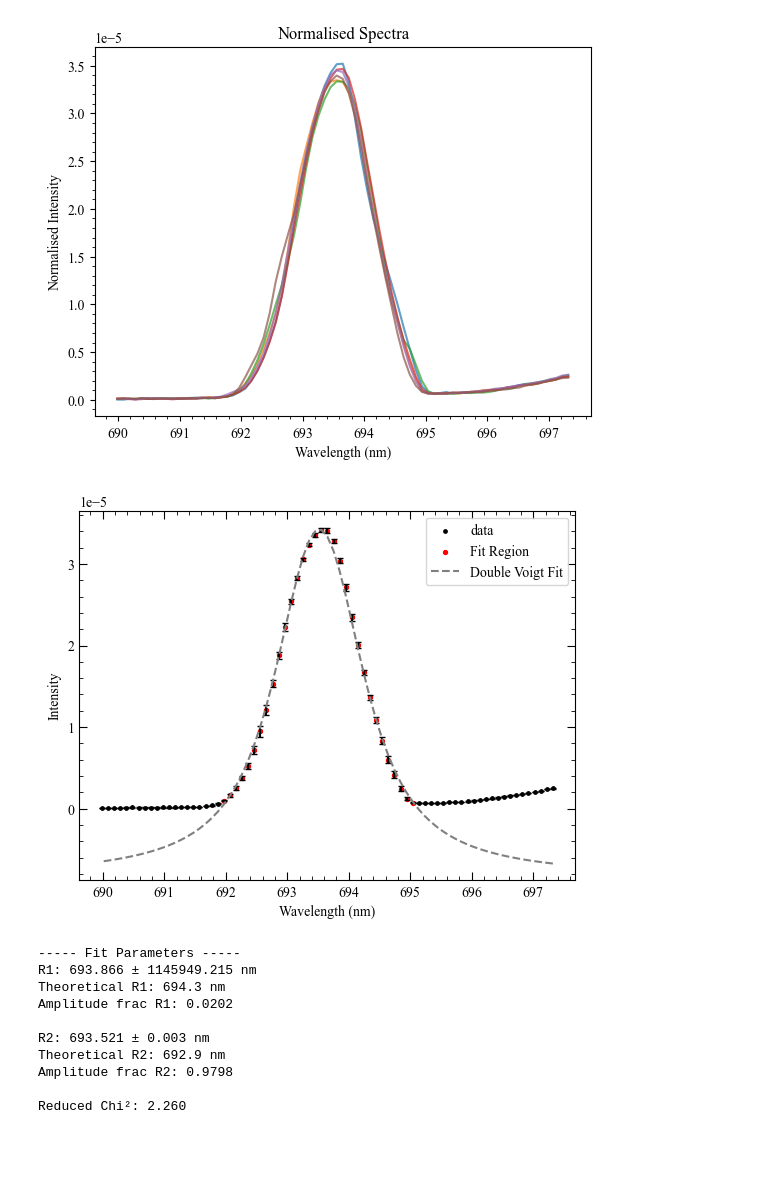
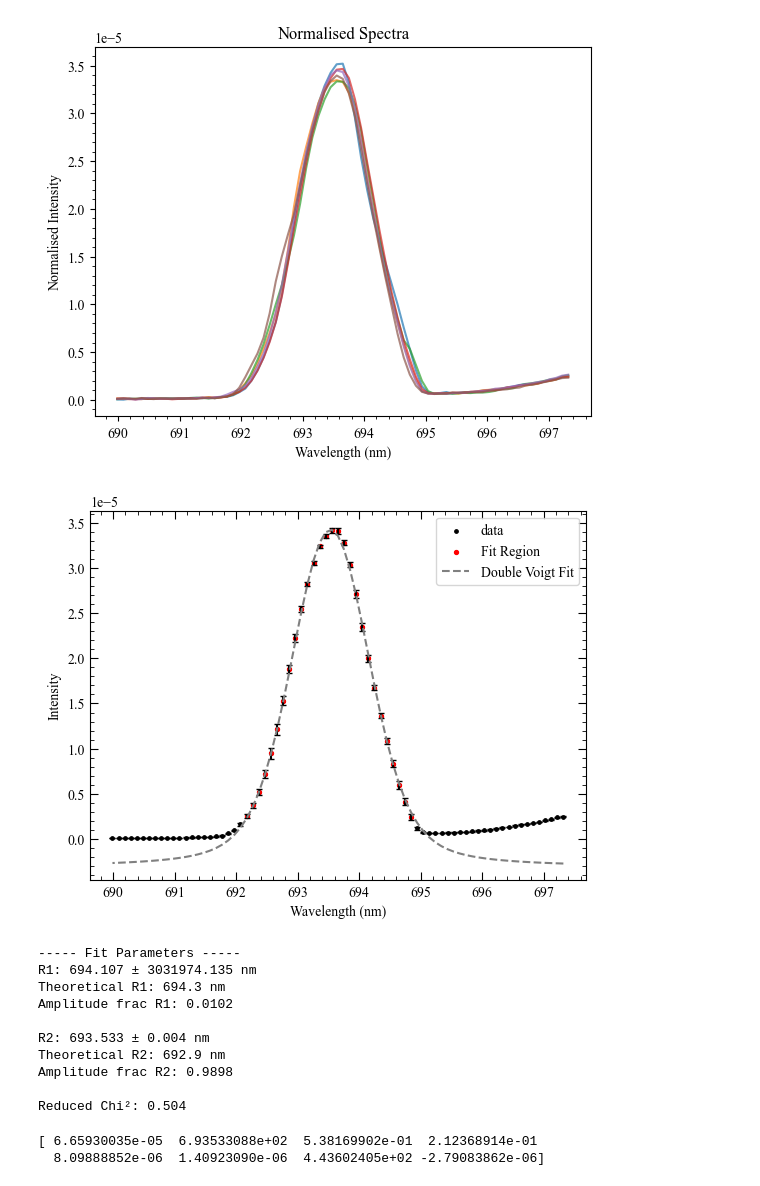
Before and after one commit to Sebastian426/Advanced-Lab-Code, a Jupyter notebook: Intensity_Runs_77K/77K_graph_PS.ipynb, the cells around one changed output. Drawn from its saved outputs; the diff is of its cells as text; code cells hidden in the pictures; blank space fills up the shorter version.

```diff
--- a/Intensity_Runs_77K/77K_graph_PS.ipynb
+++ b/Intensity_Runs_77K/77K_graph_PS.ipynb
@@ -23,22 +23,27 @@ start_index = [9795]
 # %%
 popt, cov, rchi2 = IE.analyse_ruby_spectrum(
     file= file,
     sheet_name= sheets[0],
     columns= cols[0],
     start_index=start_index,
-    mask_fraction = 0.02
+    mask_fraction = 0.05
 )
 # %% [output]
 [figure]
 [figure]
-[figure, old version]
+[figure, new version]
 ----- Fit Parameters -----
-R1: 693.866 ± 1145949.215 nm
+R1: 694.107 ± 3031974.135 nm
 Theoretical R1: 694.3 nm
-Amplitude frac R1: 0.0202
+Amplitude frac R1: 0.0102
 
-R2: 693.521 ± 0.003 nm
+R2: 693.533 ± 0.004 nm
 Theoretical R2: 692.9 nm
-Amplitude frac R2: 0.9798
+Amplitude frac R2: 0.9898
 
-Reduced Chi²: 2.260
+Reduced Chi²: 0.504
+# %%
+print(popt)
+# %% [output]
+[ 6.65930035e-05  6.93533088e+02  5.38169902e-01  2.12368914e-01
+  8.09888852e-06  1.40923090e-06  4.43602405e+02 -2.79083862e-06]
```
Also changed, not shown: parts of 1 cell of this notebook, 9 other files.
